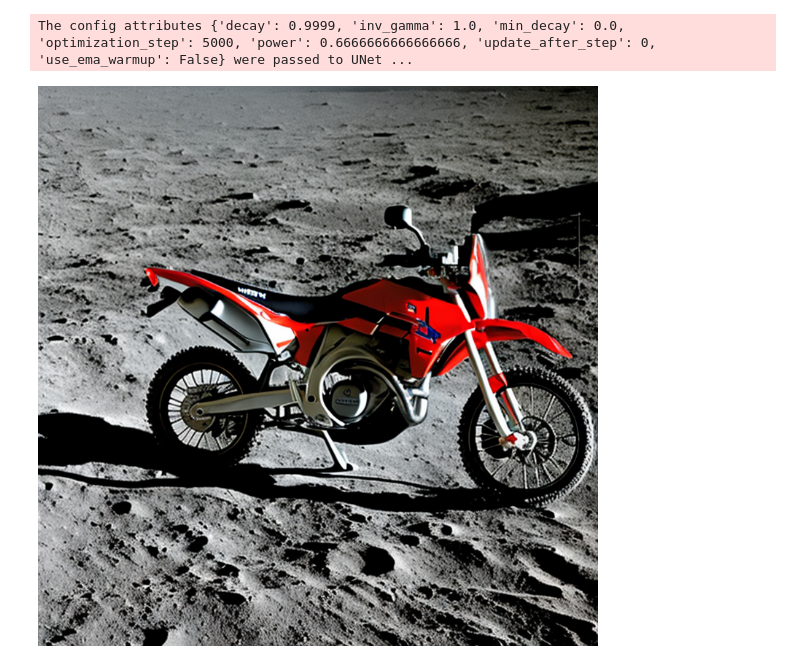
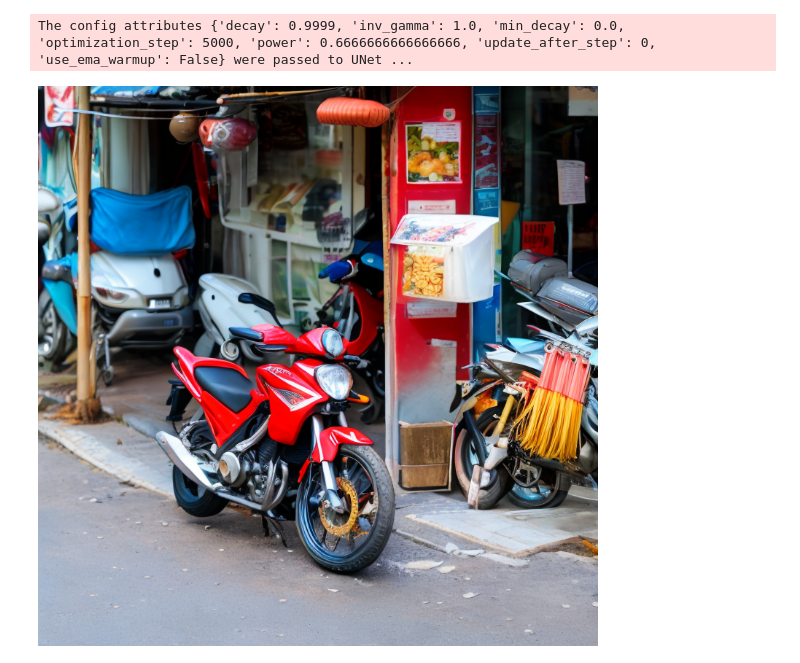
Before and after one commit to ritwikraha/computer-needs-glasses, a Jupyter notebook: image-generation/spright-image-generation-and-refinement.ipynb, the cells around one changed output. Cells and saved outputs as stored; diff of their text form; code cells hidden in the pictures.

```diff
--- a/image-generation/spright-image-generation-and-refinement.ipynb
+++ b/image-generation/spright-image-generation-and-refinement.ipynb
@@ -17,14 +15,13 @@ spright_pipeline = DiffusionPipeline.from_pretrained(spright_id, torch_dtype=tor
 # %% [output]
 The config attributes {'decay': 0.9999, 'inv_gamma': 1.0, 'min_decay': 0.0, 'optimization_step': 5000, 'power': 0.6666666666666666, 'update_after_step': 0, 'use_ema_warmup': False} were passed to UNet ...
 # %%
-prompt ="Red motorcycle on the surface of the moon"
+prompt ="Red motorcycle parked beside a bowl of noodles"
 negative_prompt = "lowres, bad anatomy, bad hands, text, error, missing fingers, extra digit, fewer digits, cropped, worst quality, low quality"
 # %%
-spatial_image = spright_pipeline(prompt=prompt,
-             negative_prompt=negative_prompt).images[0]
+spatial_image = spright_pipeline(prompt=prompt,).images[0]
 spatial_image
 # %% [output]
-[figure, old version]
+[figure, new version]
 # %%
 spright_pipeline.to("cpu")
 del spright_pipeline
```
Also changed, not shown: parts of 4 cells of this notebook.
